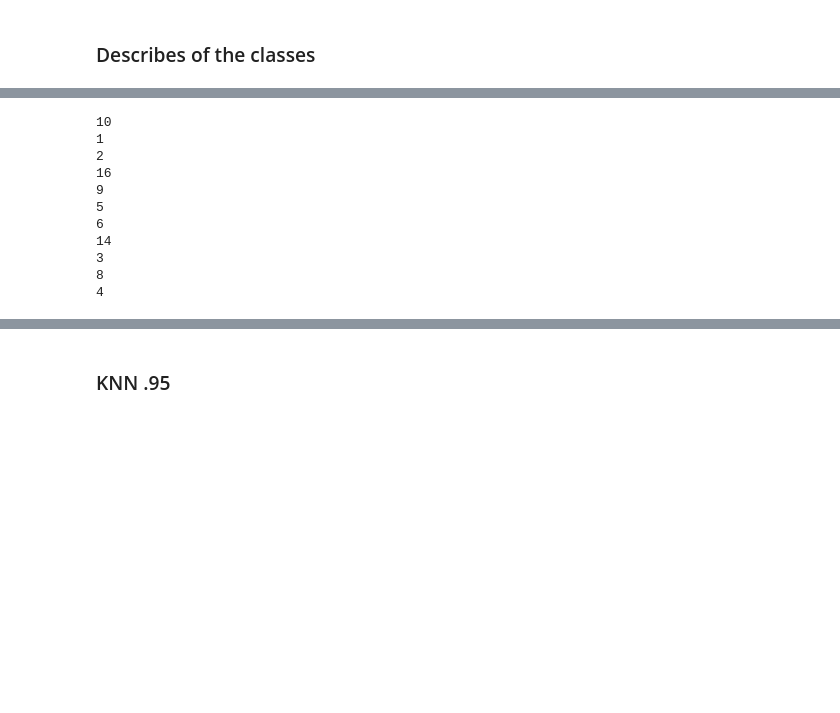
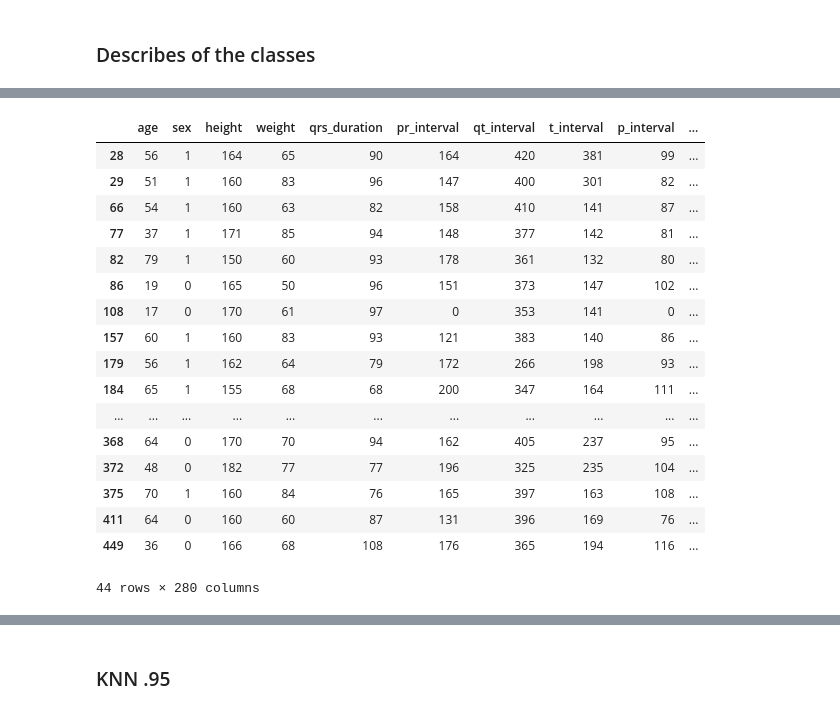
Before and after one commit to Clairtonm/PCA, a Jupyter notebook: Data_Cleaner_Arrhythimia.ipynb, the cells around one changed output, grey strips where cells are left out. Drawn from its saved outputs; the diff is of its cells as text; code cells hidden in the pictures; blank space fills up the shorter version.

```diff
--- a/Data_Cleaner_Arrhythimia.ipynb
+++ b/Data_Cleaner_Arrhythimia.ipynb
@@ -65,18 +81,35 @@ describes = {}
 # %%
 for dataframe in dataframes:
-    class_list = dataframe['class'].unique()
-    class_list[0]
-    print(class_list[0])
-    describes[class_list[0]] = dataframe.mean()
+    #class_list = dataframe['class'].unique()
+    #class_list[0]
+    df_array = dataframe.replace('?', np.NaN).values
+    #print(class_list[0])
+    #describes[class_list[0]] = dataframe.mean()
+    imp.fit(df_array)
+    imp.transform(df_array)
+    new_df = pd.DataFrame(data=df_array, columns=features)
+    arrhythmia_data = arrhythmia_data.append(pd.DataFrame(data=df_array, columns=features))
+    #new_dataframes.append(new_df)
-# %% [output]
-10
-1
-2
-16
-9
-5
-6
-14
-3
-8
-4
+# %%
+test_raw = arrhythmia_raw.loc[arrhythmia_raw['class'] == 2]
+# %%
+test_raw.head(100)
+# %% [output]
+|  | age | sex | height | weight | qrs_duration | pr_interval | qt_interval | t_interval | p_interval | ... |
+| 28 | 56 | 1 | 164 | 65 | 90 | 164 | 420 | 381 | 99 | ... |
+| 29 | 51 | 1 | 160 | 83 | 96 | 147 | 400 | 301 | 82 | ... |
+| 66 | 54 | 1 | 160 | 63 | 82 | 158 | 410 | 141 | 87 | ... |
+| 77 | 37 | 1 | 171 | 85 | 94 | 148 | 377 | 142 | 81 | ... |
+| 82 | 79 | 1 | 150 | 60 | 93 | 178 | 361 | 132 | 80 | ... |
+| 86 | 19 | 0 | 165 | 50 | 96 | 151 | 373 | 147 | 102 | ... |
+| 108 | 17 | 0 | 170 | 61 | 97 | 0 | 353 | 141 | 0 | ... |
+| 157 | 60 | 1 | 160 | 83 | 93 | 121 | 383 | 140 | 86 | ... |
+| 179 | 56 | 1 | 162 | 64 | 79 | 172 | 266 | 198 | 93 | ... |
+| 184 | 65 | 1 | 155 | 68 | 68 | 200 | 347 | 164 | 111 | ... |
+| ... | ... | ... | ... | ... | ... | ... | ... | ... | ... | ... |
+| 368 | 64 | 0 | 170 | 70 | 94 | 162 | 405 | 237 | 95 | ... |
+| 372 | 48 | 0 | 182 | 77 | 77 | 196 | 325 | 235 | 104 | ... |
+| 375 | 70 | 1 | 160 | 84 | 76 | 165 | 397 | 163 | 108 | ... |
+| 411 | 64 | 0 | 160 | 60 | 87 | 131 | 396 | 169 | 76 | ... |
+| 449 | 36 | 0 | 166 | 68 | 108 | 176 | 365 | 194 | 116 | ... |
+44 rows × 280 columns
```
Also changed, not shown: parts of 28 cells of this notebook.
